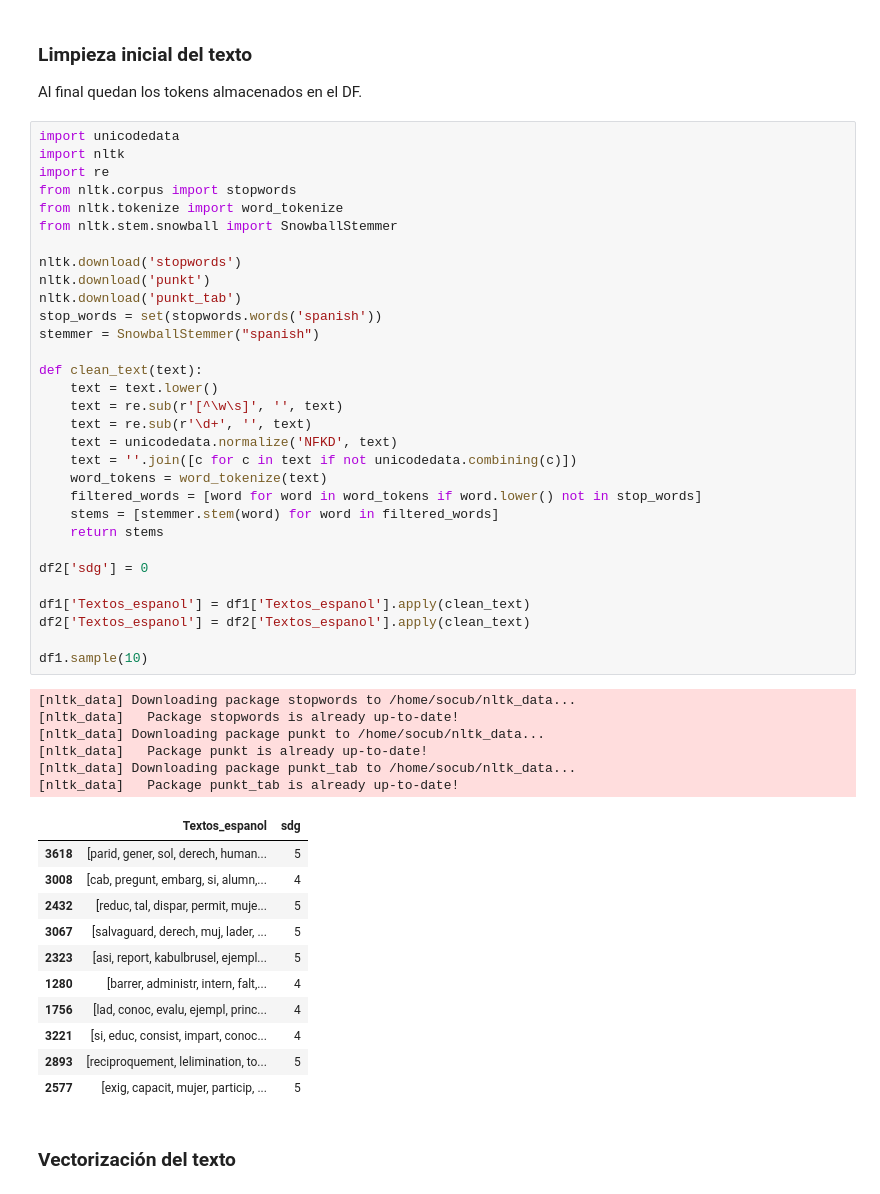
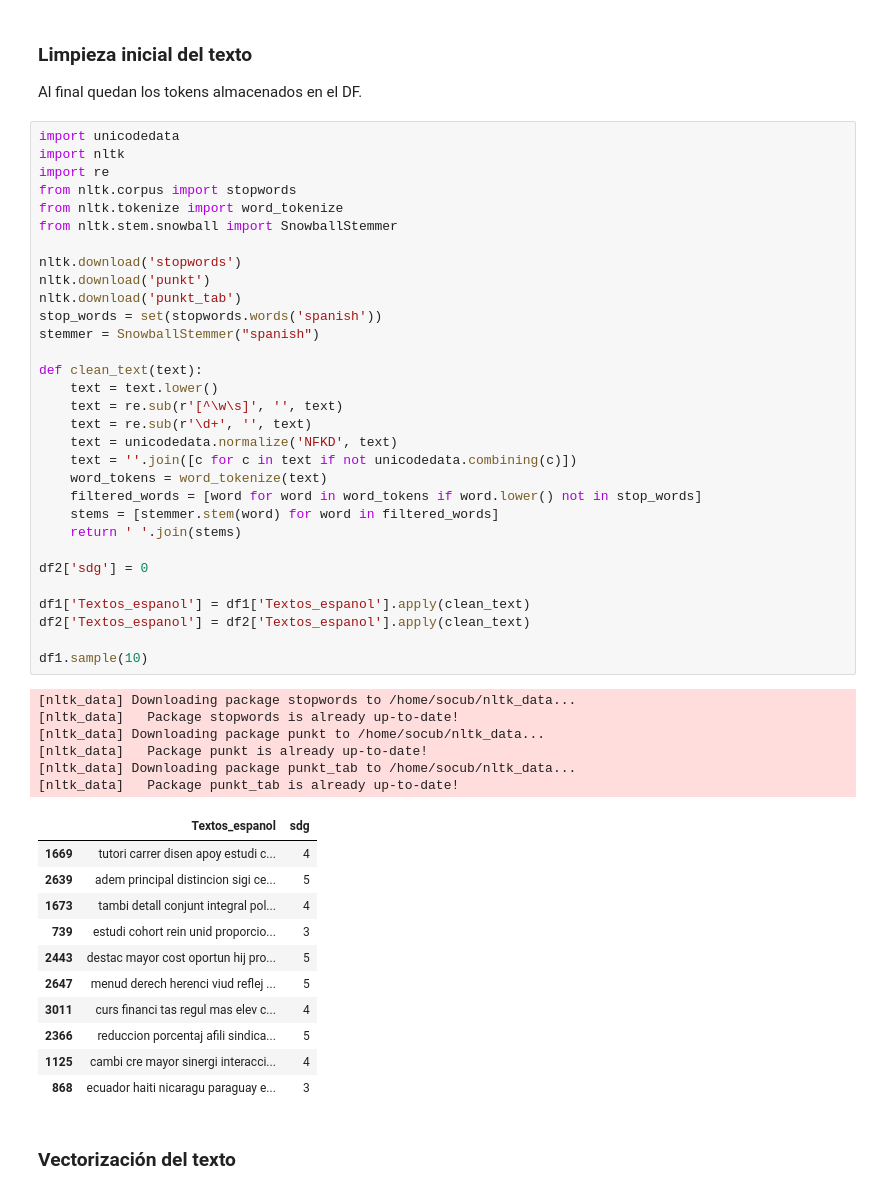
Before and after one commit to Sebasos01/BI_proyecto_1, a Jupyter notebook: proyecto_1_entrega_1.ipynb, the cells around one changed output. Cells and saved outputs as stored; diff of their text form.

```diff
--- a/proyecto_1_entrega_1.ipynb
+++ b/proyecto_1_entrega_1.ipynb
@@ -203,43 +203,43 @@ from nltk.stem.snowball import SnowballStemmer
 nltk.download('stopwords')
 nltk.download('punkt')
 nltk.download('punkt_tab')
 stop_words = set(stopwords.words('spanish'))
 stemmer = SnowballStemmer("spanish")
 
 def clean_text(text):
     text = text.lower()
     text = re.sub(r'[^\w\s]', '', text)
     text = re.sub(r'\d+', '', text)
     text = unicodedata.normalize('NFKD', text)
     text = ''.join([c for c in text if not unicodedata.combining(c)])
     word_tokens = word_tokenize(text)
     filtered_words = [word for word in word_tokens if word.lower() not in stop_words]
     stems = [stemmer.stem(word) for word in filtered_words]
-    return stems
+    return ' '.join(stems)
 
 df2['sdg'] = 0
 
 df1['Textos_espanol'] = df1['Textos_espanol'].apply(clean_text)
 df2['Textos_espanol'] = df2['Textos_espanol'].apply(clean_text)
 
 df1.sample(10)
 # %% [output]
 [nltk_data] Downloading package stopwords to /home/socub/nltk_data...
 [nltk_data]   Package stopwords is already up-to-date!
 [nltk_data] Downloading package punkt to /home/socub/nltk_data...
 [nltk_data]   Package punkt is already up-to-date!
 [nltk_data] Downloading package punkt_tab to /home/socub/nltk_data...
 [nltk_data]   Package punkt_tab is already up-to-date!
 |  | Textos_espanol | sdg |
-| 3618 | [parid, gener, sol, derech, human... | 5 |
-| 3008 | [cab, pregunt, embarg, si, alumn,... | 4 |
-| 2432 | [reduc, tal, dispar, permit, muje... | 5 |
-| 3067 | [salvaguard, derech, muj, lader, ... | 5 |
-| 2323 | [asi, report, kabulbrusel, ejempl... | 5 |
-| 1280 | [barrer, administr, intern, falt,... | 4 |
-| 1756 | [lad, conoc, evalu, ejempl, princ... | 4 |
-| 3221 | [si, educ, consist, impart, conoc... | 4 |
-| 2893 | [reciproquement, lelimination, to... | 5 |
-| 2577 | [exig, capacit, mujer, particip, ... | 5 |
+| 1669 | tutori carrer disen apoy estudi c... | 4 |
+| 2639 | adem principal distincion sigi ce... | 5 |
+| 1673 | tambi detall conjunt integral pol... | 4 |
+| 739 | estudi cohort rein unid proporcio... | 3 |
+| 2443 | destac mayor cost oportun hij pro... | 5 |
+| 2647 | menud derech herenci viud reflej ... | 5 |
+| 3011 | curs financi tas regul mas elev c... | 4 |
+| 2366 | reduccion porcentaj afili sindica... | 5 |
+| 1125 | cambi cre mayor sinergi interacci... | 4 |
+| 868 | ecuador haiti nicaragu paraguay e... | 3 |
 # %% [markdown]
 ### Vectorización del texto
```
Also changed, not shown: parts of 3 cells of this notebook.
